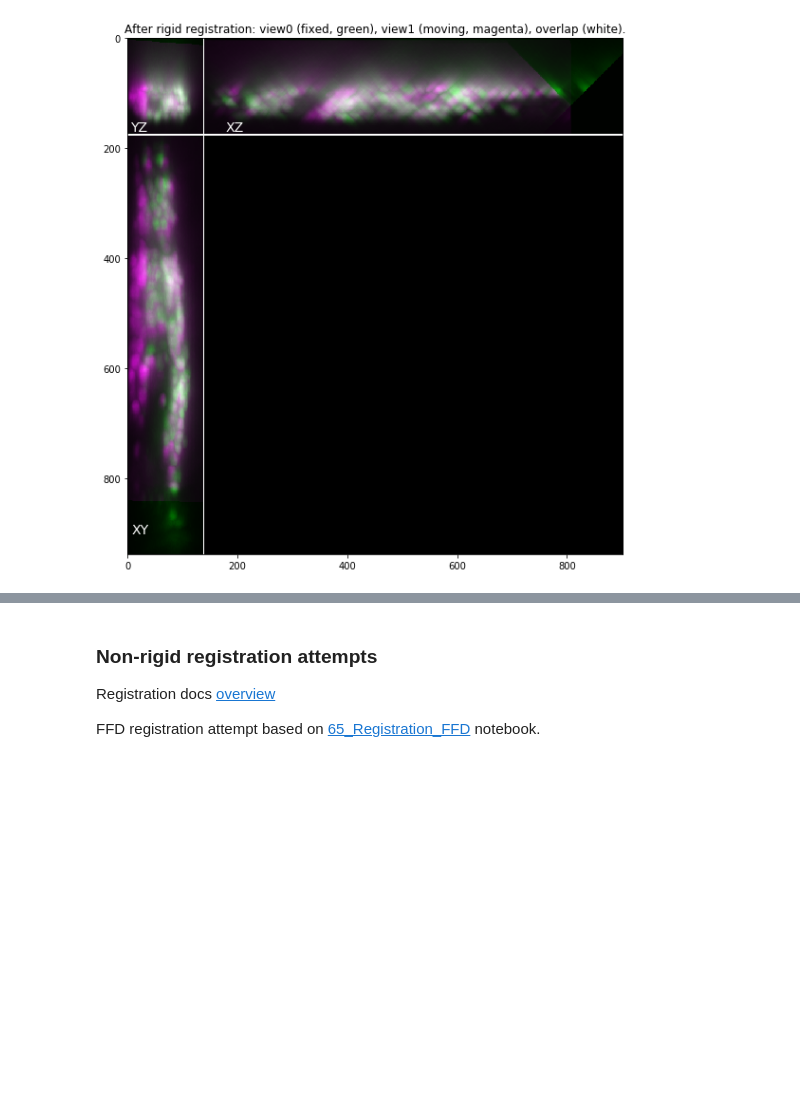
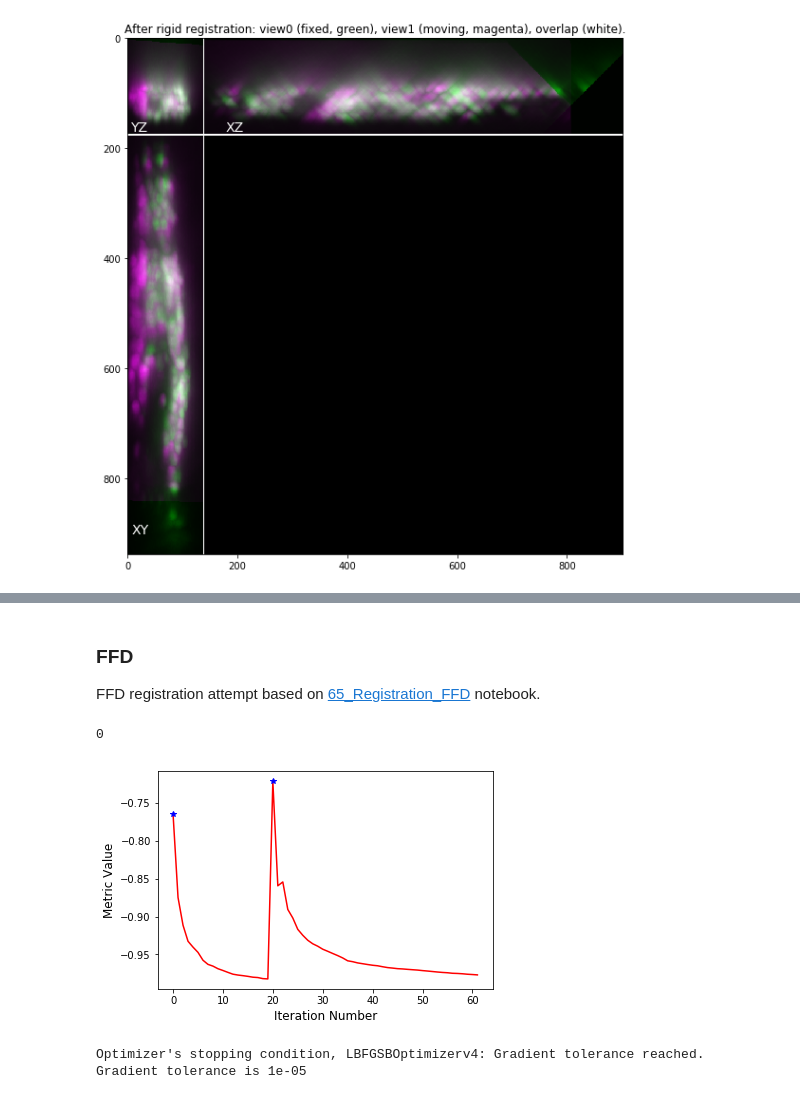
Before and after one commit to nvladimus/ITK_sandbox, a Jupyter notebook: wormhead_registration_nonrigid(2019-03-05).ipynb, the cells around one changed output, grey strips where cells are left out. Cells and saved outputs as stored; diff of their text form; code cells hidden in the pictures; blank space fills up the shorter version.

```diff
--- a/wormhead_registration_nonrigid(2019-03-05).ipynb
+++ b/wormhead_registration_nonrigid(2019-03-05).ipynb
@@ -51,31 +103,32 @@ moving_image = sitk.Cast(view1, sitk.sitkFloat32)
 # %% [markdown]
-### Non-rigid registration attempts
 
-Registration docs [overview](https://simpleitk.readthedocs.io/en/master/registrationOverview.html)
-
+### FFD
 FFD registration attempt based on [65_Registration_FFD](http://insightsoftwareconsortium.github.io/SimpleITK-Notebooks/Python_html/65_Registration_FFD.html) notebook.
 # %%
-def bspline_intra_modal_registration(fixed_image, moving_image):
-    registration_method = sitk.ImageRegistrationMethod()
-    # Determine the number of BSpline control points using the physical spacing we want for the control grid.
-    grid_physical_spacing = [5.0, 5.0, 5.0] # A control point every 5 um
-    image_physical_size = [size*spacing for size,spacing in zip(fixed_image.GetSize(), fixed_image.GetSpacing())]
-    mesh_size = [int(image_size/grid_spacing + 0.5) \
-                 for image_size,grid_spacing in zip(image_physical_size,grid_physical_spacing)]
+registration_method = sitk.ImageRegistrationMethod()
+# Determine the number of BSpline control points using the physical spacing we want for the control grid.
+grid_physical_spacing = [5.0, 5.0, 5.0] # A control point every 5 um
+image_physical_size = [size*spacing for size,spacing in zip(fixed_image.GetSize(), fixed_image.GetSpacing())]
+mesh_size = [int(image_size/grid_spacing + 0.5) \
+             for image_size,grid_spacing in zip(image_physical_size,grid_physical_spacing)]
 
-    initial_transform = sitk.BSplineTransformInitializer(image1 = fixed_image, transformDomainMeshSize = mesh_size, order=3)
-    registration_method.SetInitialTransform(initial_transform)
+initial_transform = sitk.BSplineTransformInitializer(image1 = fixed_image, transformDomainMeshSize = mesh_size, order=3)
+registration_method.SetInitialTransform(initial_transform)
+registration_method.SetMetricAsCorrelation()
 
-    registration_method.SetMetricAsMeanSquares()
-    registration_method.SetMetricSamplingStrategy(registration_method.RANDOM)
-    registration_method.SetMetricSamplingPercentage(0.1)
+# Multi-resolution framework.
+registration_method.SetShrinkFactorsPerLevel(shrinkFactors = [8,4])
+registration_method.SetSmoothingSigmasPerLevel(smoothingSigmas=[2,1])
+registration_method.SmoothingSigmasAreSpecifiedInPhysicalUnitsOn()
 
-    # Multi-resolution framework.
-    registration_method.SetShrinkFactorsPerLevel(shrinkFactors = [8,4,2])
-    registration_method.SetSmoothingSigmasPerLevel(smoothingSigmas=[2,1,0.5])
-    registration_method.SmoothingSigmasAreSpecifiedInPhysicalUnitsOn()
+registration_method.SetInterpolator(sitk.sitkLinear)
+registration_method.SetOptimizerAsLBFGSB(gradientConvergenceTolerance=1e-5, numberOfIterations=50)
 
-    registration_method.SetInterpolator(sitk.sitkLinear)
-    registration_method.SetOptimizerAsLBFGSB(gradientConvergenceTolerance=1e-5, numberOfIterations=100)
-
-    return registration_method.Execute(fixed_image, moving_image)
+registration_method.AddCommand(sitk.sitkStartEvent, registration_callbacks.metric_start_plot)
+registration_method.AddCommand(sitk.sitkEndEvent, registration_callbacks.metric_end_plot)
+registration_method.AddCommand(sitk.sitkMultiResolutionIterationEvent,
+                              registration_callbacks.metric_update_multires_iterations)
+registration_method.AddCommand(sitk.sitkIterationEvent,
+                               lambda: registration_callbacks.metric_plot_values(registration_method))
+# %% [output]
+0
@@ -84 +135,7 @@ final_transform = bspline_intra_modal_registration(fixed_image, moving_image)
+# %%
+final_transform_ffd = registration_method.Execute(fixed_image, moving_image)
+print('Optimizer\'s stopping condition, {0}'.format(registration_method.GetOptimizerStopConditionDescription()))
+# %% [output]
+[figure, added]
+Optimizer's stopping condition, LBFGSBOptimizerv4: Gradient tolerance reached. Gradient tolerance is 1e-05
 # %%
```
Also changed, not shown: parts of 18 cells of this notebook, 2 other files.
